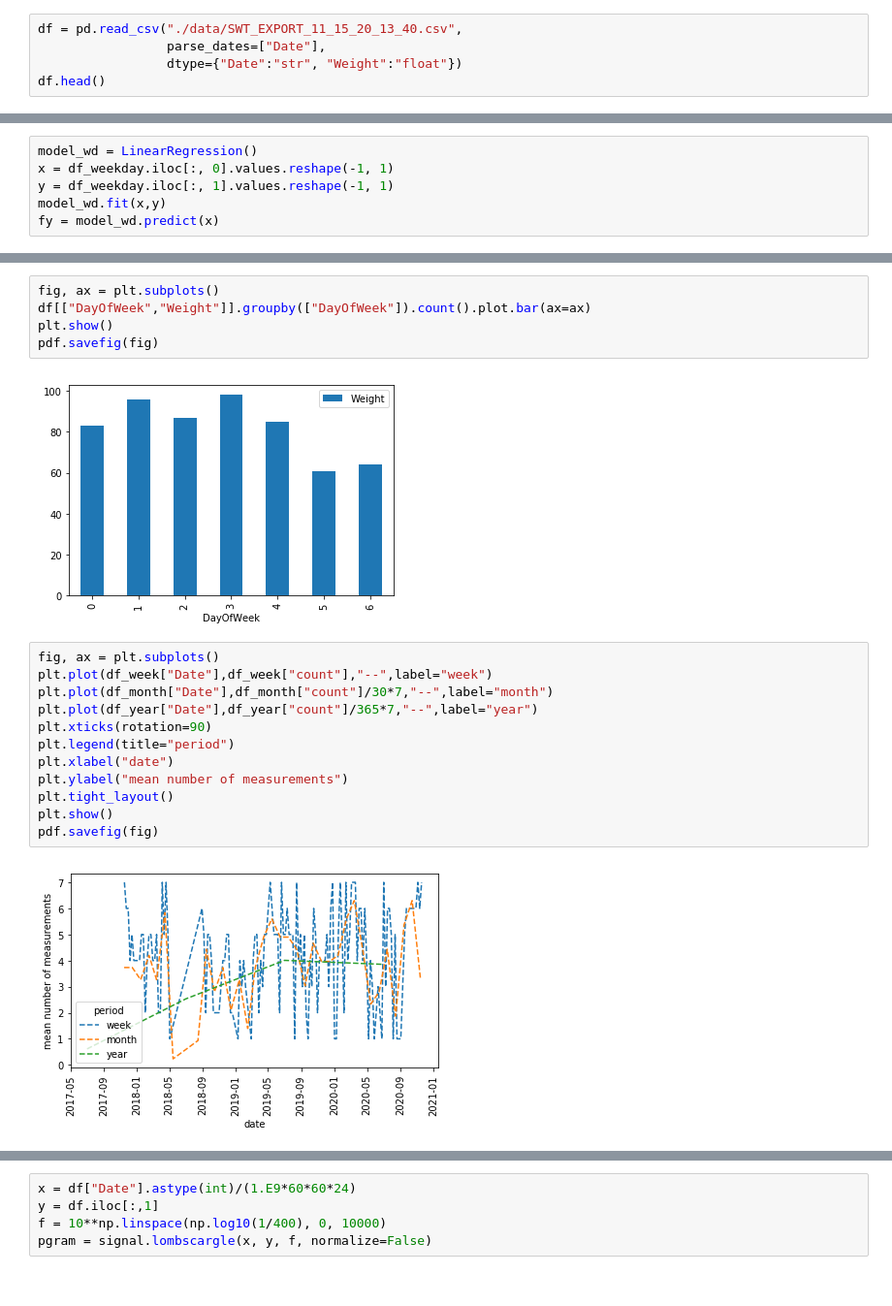
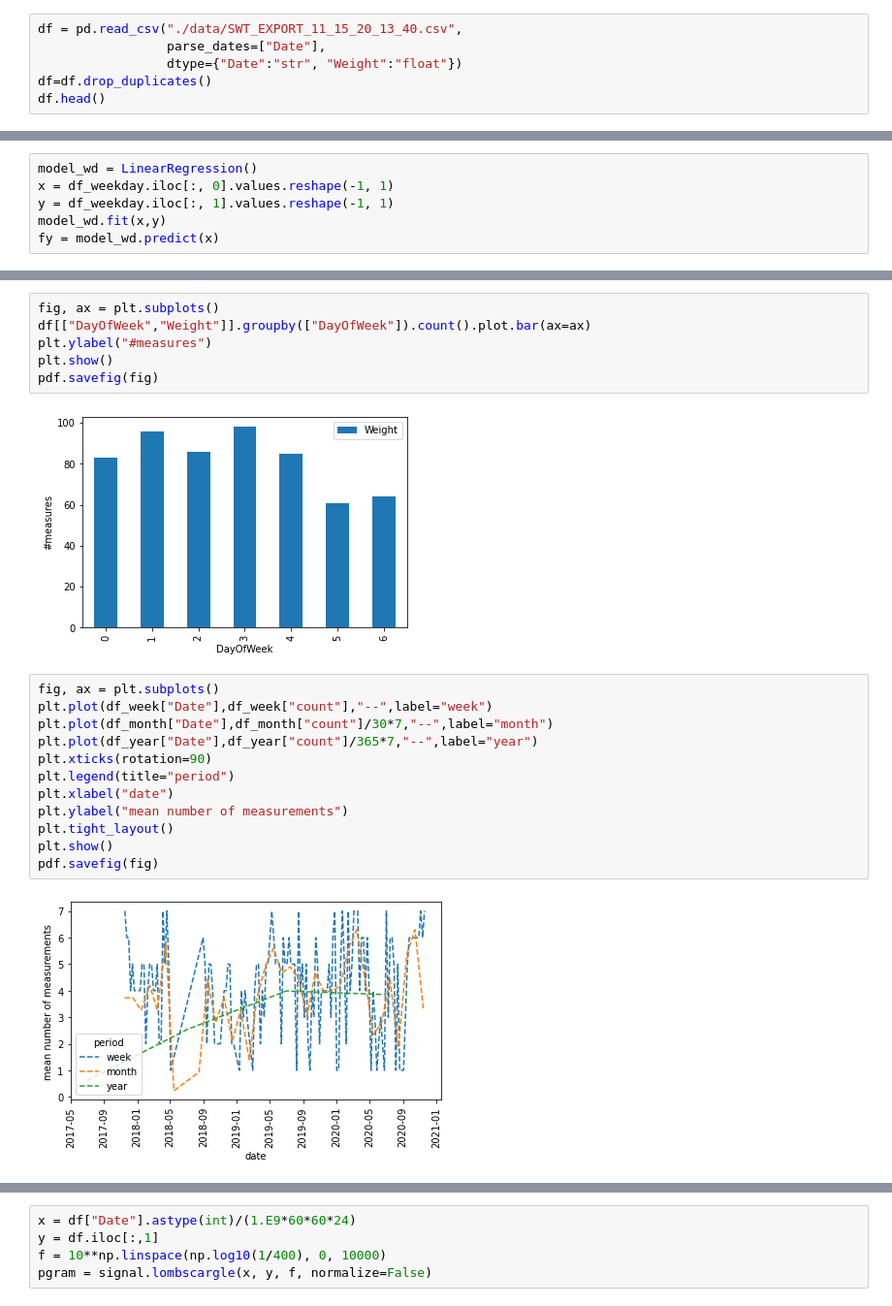
Before and after one commit to mt82/Peso, a Jupyter notebook: PyPeso.ipynb, the cells around one changed output, grey strips where cells are left out. Shown at 97% size. Saved outputs shown, nothing was run; the diff lists cells and outputs as text.

```diff
--- a/PyPeso.ipynb
+++ b/PyPeso.ipynb
@@ -14,6 +15,7 @@ pdf = matplotlib.backends.backend_pdf.PdfPages("peso.pdf")
 df = pd.read_csv("./data/SWT_EXPORT_11_15_20_13_40.csv",
                  parse_dates=["Date"],
                  dtype={"Date":"str", "Weight":"float"})
+df=df.drop_duplicates()
 df.head()
 # %% [output]
 |  | Date | Weight |
@@ -294,10 +316,11 @@ pdf.savefig(fig)
 # %%
 fig, ax = plt.subplots()
 df[["DayOfWeek","Weight"]].groupby(["DayOfWeek"]).count().plot.bar(ax=ax)
+plt.ylabel("#measures")
 plt.show()
 pdf.savefig(fig)
 # %% [output]
-[figure, old version]
+[figure, new version]
 # %%
 fig, ax = plt.subplots()
 plt.plot(df_week["Date"],df_week["count"],"--",label="week")
@@ -311,7 +334,7 @@ plt.tight_layout()
 plt.show()
 pdf.savefig(fig)
 # %% [output]
-[figure, old version]
+[figure, new version]
 # %%
 fig, ax = plt.subplots()
 plt.errorbar(x=df["Date"],y=df["Weight"],label="day")
```
Also changed, not shown: parts of 26 cells of this notebook.
